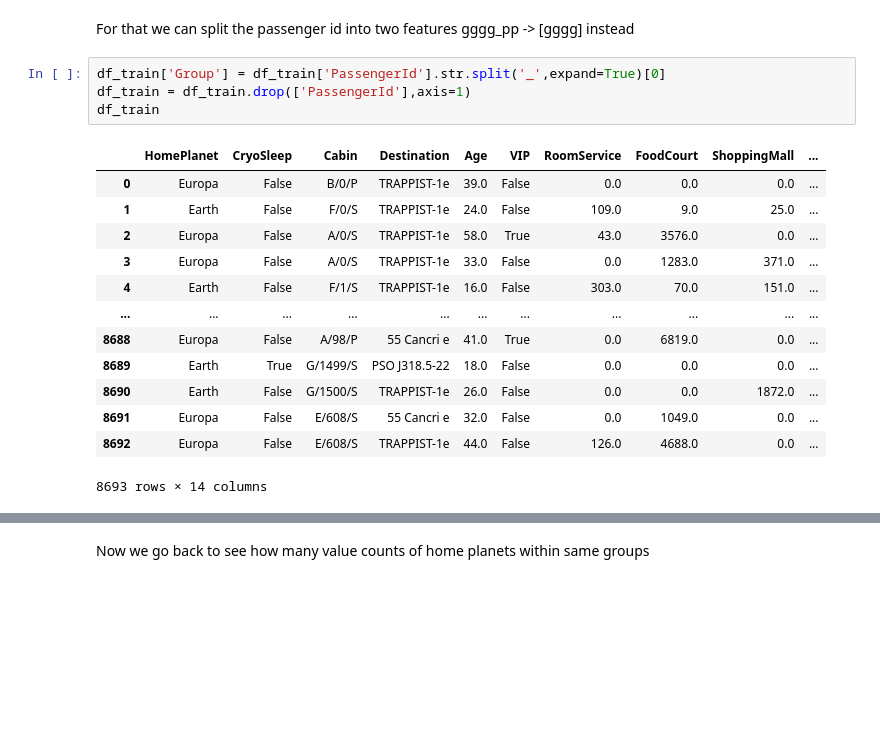
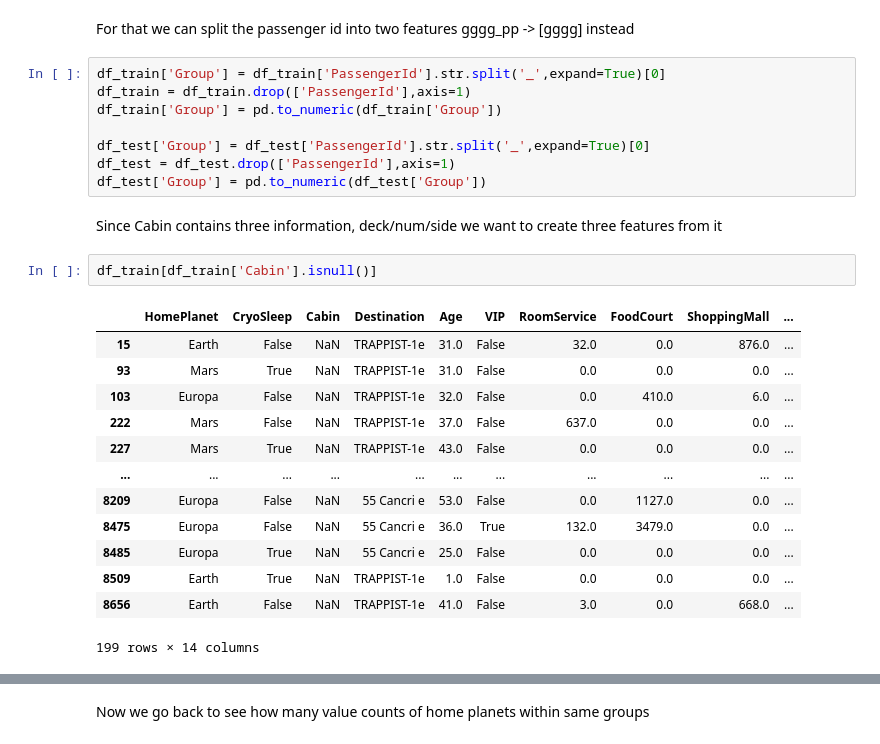
Before and after one commit to Daniel-Aguila/SpaceTitanic, a Jupyter notebook: main.ipynb, the cells around one changed output, grey strips where cells are left out. Cells and saved outputs as stored; diff of their text form; blank space fills up the shorter version.

```diff
--- a/main.ipynb
+++ b/main.ipynb
@@ -170,18 +170,26 @@ gggg_pp -> [gggg] instead
 # %%
 df_train['Group'] = df_train['PassengerId'].str.split('_',expand=True)[0]
 df_train = df_train.drop(['PassengerId'],axis=1)
-df_train
+df_train['Group'] = pd.to_numeric(df_train['Group'])
+
+df_test['Group'] = df_test['PassengerId'].str.split('_',expand=True)[0]
+df_test = df_test.drop(['PassengerId'],axis=1)
+df_test['Group'] = pd.to_numeric(df_test['Group'])
-# %% [output]
-|  | HomePlanet | CryoSleep | Cabin | Destination | Age | VIP | RoomService | FoodCourt | ShoppingMall | ... |
-| 0 | Europa | False | B/0/P | TRAPPIST-1e | 39.0 | False | 0.0 | 0.0 | 0.0 | ... |
-| 1 | Earth | False | F/0/S | TRAPPIST-1e | 24.0 | False | 109.0 | 9.0 | 25.0 | ... |
-| 2 | Europa | False | A/0/S | TRAPPIST-1e | 58.0 | True | 43.0 | 3576.0 | 0.0 | ... |
-| 3 | Europa | False | A/0/S | TRAPPIST-1e | 33.0 | False | 0.0 | 1283.0 | 371.0 | ... |
-| 4 | Earth | False | F/1/S | TRAPPIST-1e | 16.0 | False | 303.0 | 70.0 | 151.0 | ... |
-| ... | ... | ... | ... | ... | ... | ... | ... | ... | ... | ... |
-| 8688 | Europa | False | A/98/P | 55 Cancri e | 41.0 | True | 0.0 | 6819.0 | 0.0 | ... |
-| 8689 | Earth | True | G/1499/S | PSO J318.5-22 | 18.0 | False | 0.0 | 0.0 | 0.0 | ... |
-| 8690 | Earth | False | G/1500/S | TRAPPIST-1e | 26.0 | False | 0.0 | 0.0 | 1872.0 | ... |
-| 8691 | Europa | False | E/608/S | 55 Cancri e | 32.0 | False | 0.0 | 1049.0 | 0.0 | ... |
-| 8692 | Europa | False | E/608/S | TRAPPIST-1e | 44.0 | False | 126.0 | 4688.0 | 0.0 | ... |
-8693 rows × 14 columns
+# %% [markdown]
+Since Cabin contains three information, deck/num/side we want to create three features from it
+# %%
+df_train[df_train['Cabin'].isnull()]
+# %% [output]
+|  | HomePlanet | CryoSleep | Cabin | Destination | Age | VIP | RoomService | FoodCourt | ShoppingMall | ... |
+| 15 | Earth | False | NaN | TRAPPIST-1e | 31.0 | False | 32.0 | 0.0 | 876.0 | ... |
+| 93 | Mars | True | NaN | TRAPPIST-1e | 31.0 | False | 0.0 | 0.0 | 0.0 | ... |
+| 103 | Europa | False | NaN | TRAPPIST-1e | 32.0 | False | 0.0 | 410.0 | 6.0 | ... |
+| 222 | Mars | False | NaN | TRAPPIST-1e | 37.0 | False | 637.0 | 0.0 | 0.0 | ... |
+| 227 | Mars | True | NaN | TRAPPIST-1e | 43.0 | False | 0.0 | 0.0 | 0.0 | ... |
+| ... | ... | ... | ... | ... | ... | ... | ... | ... | ... | ... |
+| 8209 | Europa | False | NaN | 55 Cancri e | 53.0 | False | 0.0 | 1127.0 | 0.0 | ... |
+| 8475 | Europa | False | NaN | 55 Cancri e | 36.0 | True | 132.0 | 3479.0 | 0.0 | ... |
+| 8485 | Europa | True | NaN | 55 Cancri e | 25.0 | False | 0.0 | 0.0 | 0.0 | ... |
+| 8509 | Earth | True | NaN | TRAPPIST-1e | 1.0 | False | 0.0 | 0.0 | 0.0 | ... |
+| 8656 | Earth | False | NaN | TRAPPIST-1e | 41.0 | False | 3.0 | 0.0 | 668.0 | ... |
+199 rows × 14 columns
```
Also changed, not shown: parts of 6 cells of this notebook.
